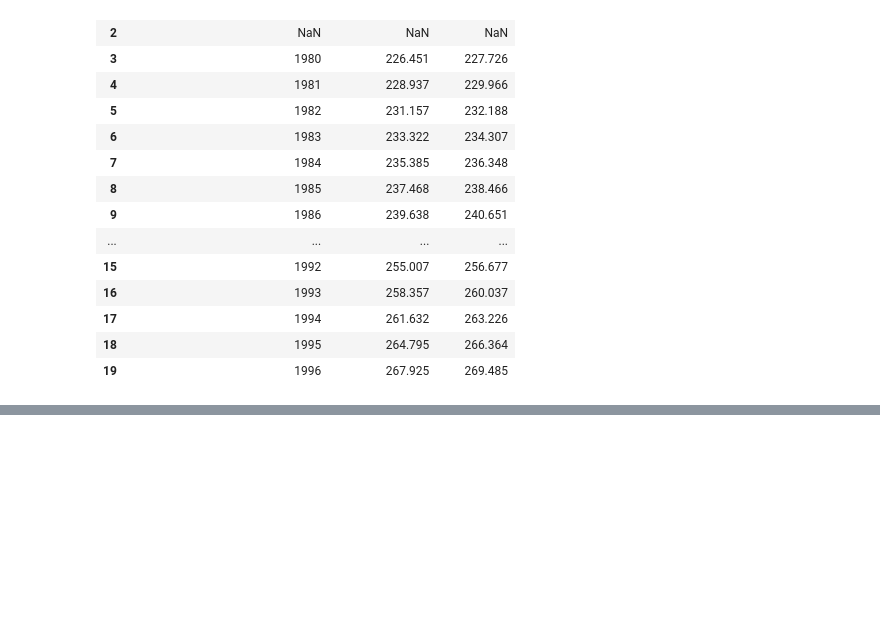
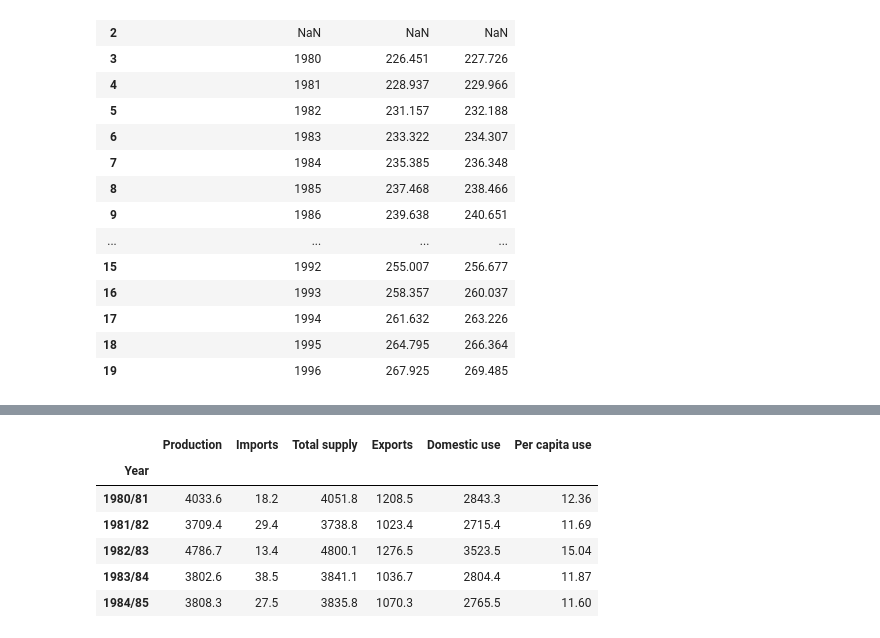
Before and after one commit to haoyuzhang89/w200-Project-US-Diet-Trends-1970-to-2019, a Jupyter notebook: Fruit/Fruit Supply and Utilization G.ipynb, the cells around one changed output, grey strips where cells are left out. Cells and saved outputs as stored; diff of their text form; code cells hidden in the pictures; blank space fills up the shorter version.

```diff
--- a/Fruit/Fruit Supply and Utilization G.ipynb
+++ b/Fruit/Fruit Supply and Utilization G.ipynb
@@ -45,0 +70,15 @@ df_g45.head(20)
+# %%
+df_g18 = pd.read_csv('dataframe/G18_df.csv')  # after the second time
+df_g18.set_index('Year',inplace = True)
+#fruit_yr.index = fruit_yr.index.map(str)
+#print(fruit_yr.columns)
+
+df_g18.head(5)  # whole dataframe table set up
+# %% [output]
+|  | Production | Imports | Total supply | Exports | Domestic use | Per capita use |
+| Year |  |  |  |  |  |  |
+| 1980/81 | 4033.6 | 18.2 | 4051.8 | 1208.5 | 2843.3 | 12.36 |
+| 1981/82 | 3709.4 | 29.4 | 3738.8 | 1023.4 | 2715.4 | 11.69 |
+| 1982/83 | 4786.7 | 13.4 | 4800.1 | 1276.5 | 3523.5 | 15.04 |
+| 1983/84 | 3802.6 | 38.5 | 3841.1 | 1036.7 | 2804.4 | 11.87 |
+| 1984/85 | 3808.3 | 27.5 | 3835.8 | 1070.3 | 2765.5 | 11.60 |
```
Also changed, not shown: parts of 4 cells of this notebook, 2 other files.
